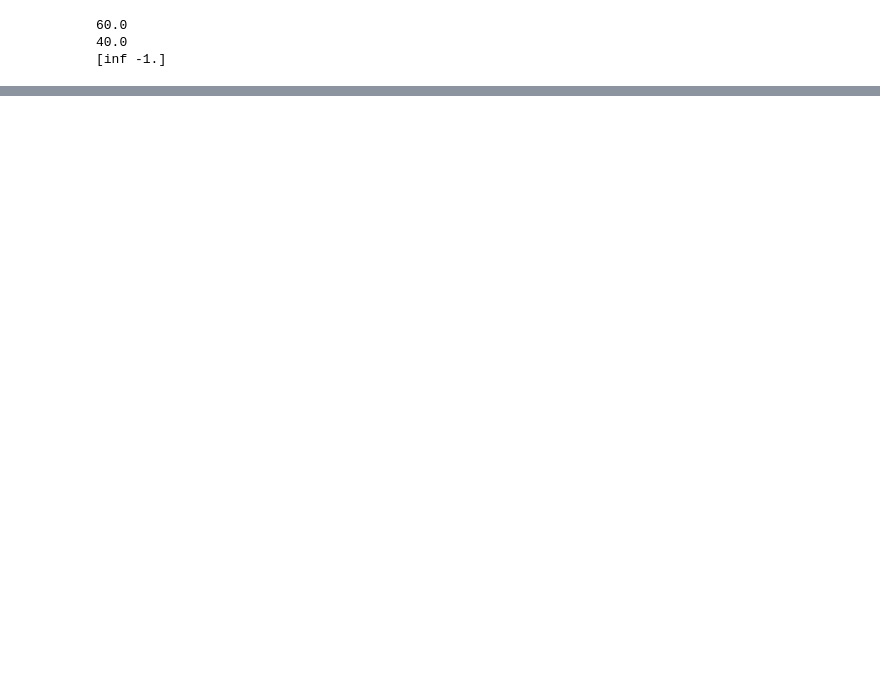
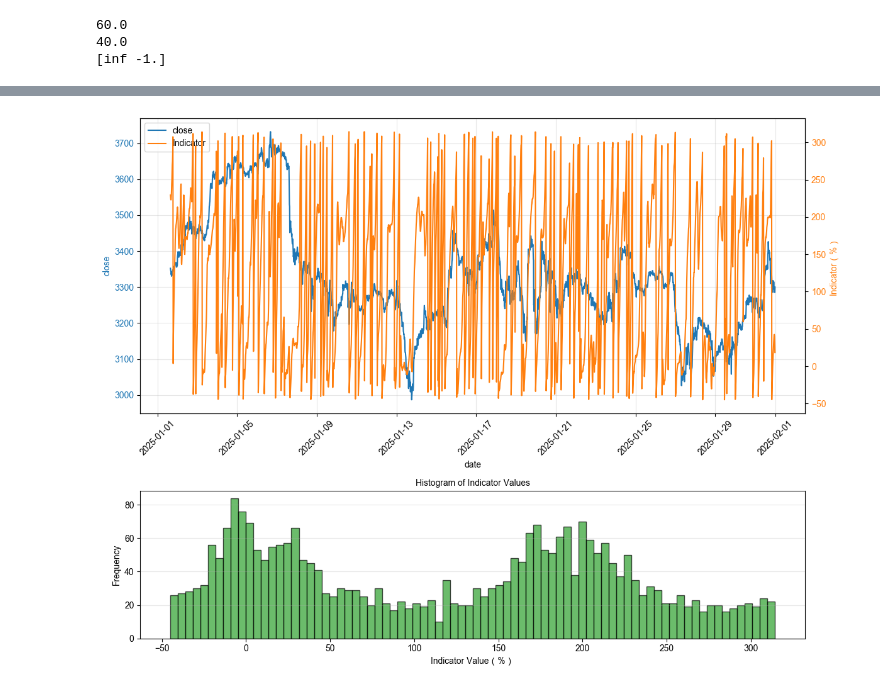
Before and after one commit to aamingaa/gp_crypto_next_2, a Jupyter notebook: functions.ipynb, the cells around one changed output, grey strips where cells are left out. Cells and saved outputs as stored; diff of their text form; code cells hidden in the pictures; blank space fills up the shorter version.

```diff
--- a/functions.ipynb
+++ b/functions.ipynb
@@ -60,0 +604,5 @@ def _sigmoid(x1):
+# %%
+_dc_phase = talib.HT_DCPHASE(close)
+plot_twin(_dc_phase, df)
+# %% [output]
+[figure, added]
```
Also changed, not shown: parts of 8 cells of this notebook.
